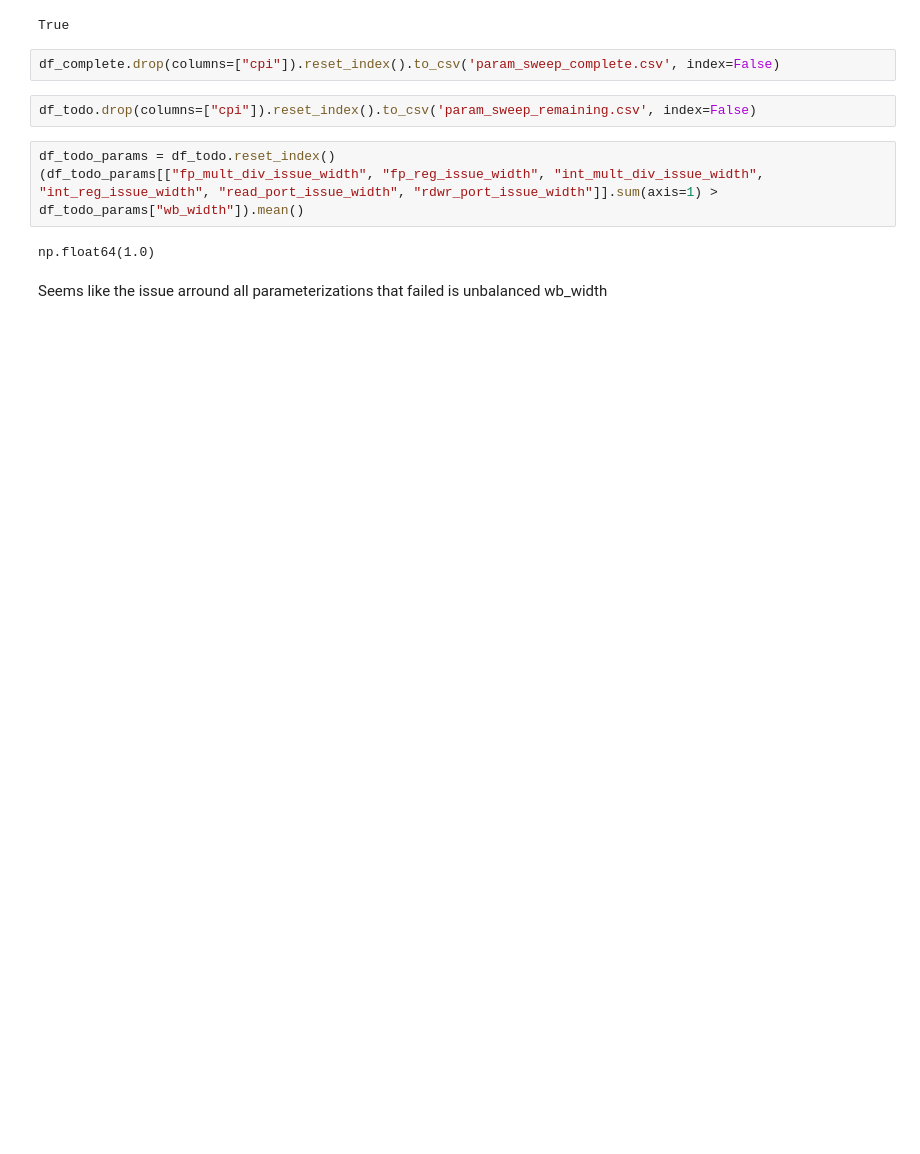
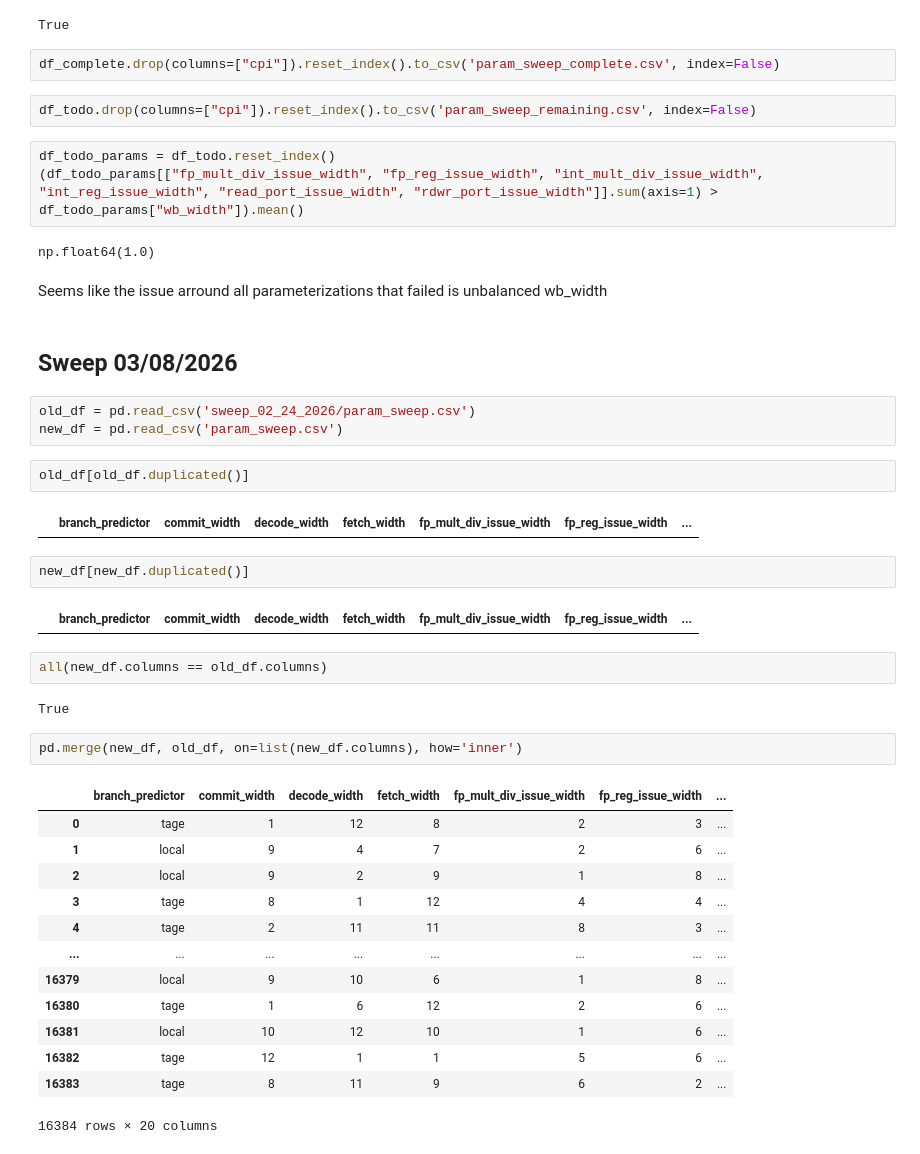
Before and after one commit to ronitnag04/peregrine-gem5, a Jupyter notebook: configs/peregrine/param_sweep_analysis.ipynb, the cells around one changed output. Cells and saved outputs as stored; diff of their text form; blank space fills up the shorter version.

Commit message:
configs: Updated for larger sweep

```diff
--- a/configs/peregrine/param_sweep_analysis.ipynb
+++ b/configs/peregrine/param_sweep_analysis.ipynb
@@ -194,3 +194,36 @@ df_todo_params = df_todo.reset_index()
 np.float64(1.0)
 # %% [markdown]
 Seems like the issue arround all parameterizations that failed is unbalanced wb_width
+# %% [markdown]
+## Sweep 03/08/2026
+# %%
+old_df = pd.read_csv('sweep_02_24_2026/param_sweep.csv')
+new_df = pd.read_csv('param_sweep.csv')
+# %%
+old_df[old_df.duplicated()]
+# %% [output]
+|  | branch_predictor | commit_width | decode_width | fetch_width | fp_mult_div_issue_width | fp_reg_issue_width | ... |
+# %%
+new_df[new_df.duplicated()]
+# %% [output]
+|  | branch_predictor | commit_width | decode_width | fetch_width | fp_mult_div_issue_width | fp_reg_issue_width | ... |
+# %%
+all(new_df.columns == old_df.columns)
+# %% [output]
+True
+# %%
+pd.merge(new_df, old_df, on=list(new_df.columns), how='inner')
+# %% [output]
+|  | branch_predictor | commit_width | decode_width | fetch_width | fp_mult_div_issue_width | fp_reg_issue_width | ... |
+| 0 | tage | 1 | 12 | 8 | 2 | 3 | ... |
+| 1 | local | 9 | 4 | 7 | 2 | 6 | ... |
+| 2 | local | 9 | 2 | 9 | 1 | 8 | ... |
+| 3 | tage | 8 | 1 | 12 | 4 | 4 | ... |
+| 4 | tage | 2 | 11 | 11 | 8 | 3 | ... |
+| ... | ... | ... | ... | ... | ... | ... | ... |
+| 16379 | local | 9 | 10 | 6 | 1 | 8 | ... |
+| 16380 | tage | 1 | 6 | 12 | 2 | 6 | ... |
+| 16381 | local | 10 | 12 | 10 | 1 | 6 | ... |
+| 16382 | tage | 12 | 1 | 1 | 5 | 6 | ... |
+| 16383 | tage | 8 | 11 | 9 | 6 | 2 | ... |
+16384 rows × 20 columns
```
Also changed, not shown: 1 other file.
